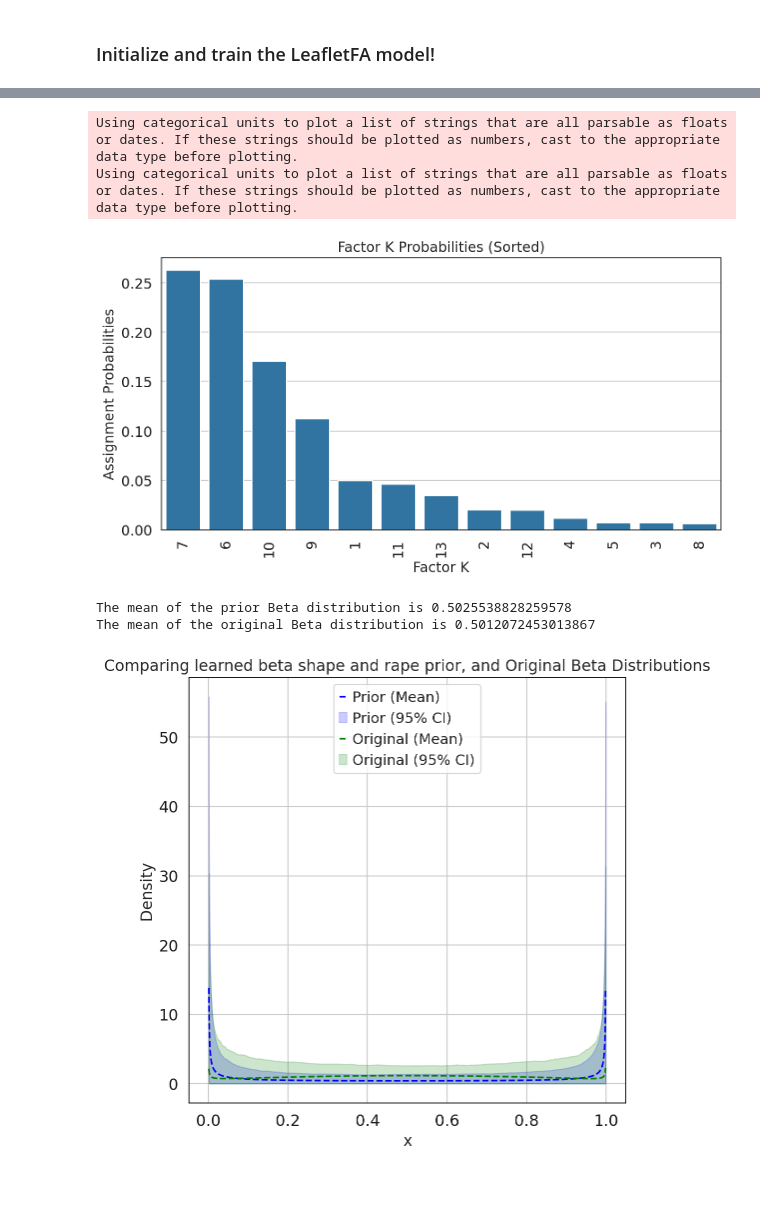
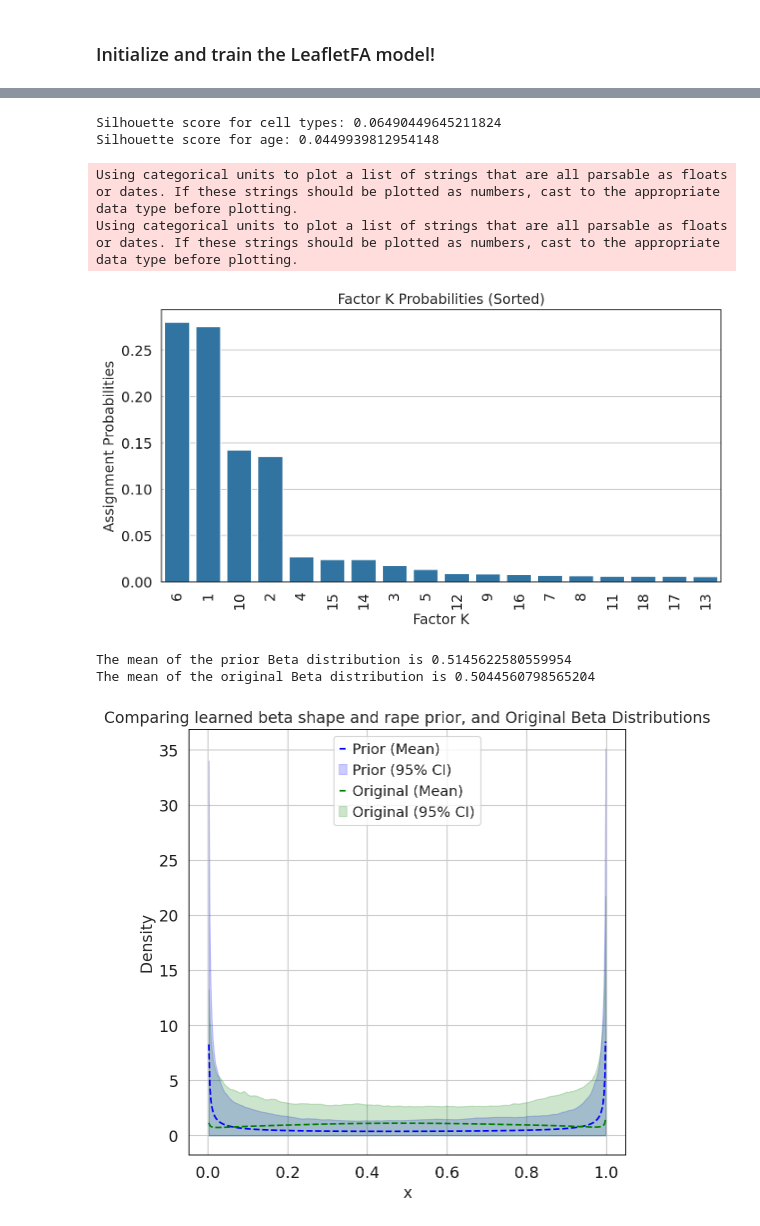
Before and after one commit to daklab/LeafletFA, a Jupyter notebook: notebooks/LeafletFA_tutorial/LeafletFA_test.ipynb, the cells around one changed output, grey strips where cells are left out. Saved outputs shown, nothing was run; the diff lists cells and outputs as text; code cells hidden in the pictures; blank space fills up the shorter version.

```diff
--- a/notebooks/LeafletFA_tutorial/LeafletFA_test.ipynb
+++ b/notebooks/LeafletFA_tutorial/LeafletFA_test.ipynb
@@ -99,18 +101,28 @@ input_conc = None #torch.tensor(np.inf) # can also set as torch.tensor(np.inf) f
 junc_specific_prior = False # set to True if you want to use a junc-specific prior (a set of a,b shape params for each junction) or False to learn one set of a,b shape params for all junctions
 K = 30
 waypoints_use = True # make sure waypoint for PSI and PHI for specified K are included in the anndata object
-num_inits = 2
+num_inits = 1
+num_epochs = 200
 cell_type_column = "cell_type_grouped"
 linear_regression_columns = ["age_group"]
+lr = 0.5
+print_epochs = 10
 # %%
 # Let's initialize the LeafletFA class
 leaflet_model = LeafletFA.LeafletFA(adata=adata, K=K, junc_specific_prior = junc_specific_prior, waypoints_use=waypoints_use,
-                           input_conc_prior = input_conc, num_epochs=100, print_epochs=30,
-                           ELBO_num_particles=5,
-                           lr=0.5, gamma=0.05, num_samples=500)
+                           input_conc_prior = input_conc, num_epochs=num_epochs, print_epochs=print_epochs,
+                           ELBO_num_particles=10,
+                           lr=lr, gamma=0.05, num_samples=500)
 
 # Convert AnnData into PyTorch tensors for model training
 leaflet_model.from_anndata()
+
+# Train the model
+leaflet_model.train(num_initializations=num_inits)
+
+# Get the best initialization and extract all the latent variables at this initialization
+# If you want the latent variables from a different initialization, you can pass the index of that initialization to the get_all_variables() function
+leaflet_model.get_all_variables()
 # %% [output]
 Taking in the AnnData object with 19942 cells and 76811 junctions.
 Processing AnnData on cuda
@@ -184,3 +171,12 @@ Upating K to 13 in the LeafletFA object.
+# %%
+cell_tye_silhouette = ds.calculate_silhouette_score(leaflet_model.assign_post, adata.obs.cell_type_grouped.values)
+age_silhouette = ds.calculate_silhouette_score(leaflet_model.assign_post, adata.obs.age.values)
+
+print(f"Silhouette score for cell types: {cell_tye_silhouette}")
+print(f"Silhouette score for age: {age_silhouette}")
+# %% [output]
+Silhouette score for cell types: 0.06490449645211824
+Silhouette score for age: 0.0449939812954148
 # %%
 pi_df = pd.DataFrame(leaflet_model.pi, columns=["factor_assignment_probabilities"])
 pi_df["factor_K"] = pi_df.index+1
@@ -199,10 +195,10 @@ plt.show()
 # %% [output]
 Using categorical units to plot a list of strings that are all parsable as floats or dates. If these strings should be plotted as numbers, cast to the appropriate data type before plotting.
 Using categorical units to plot a list of strings that are all parsable as floats or dates. If these strings should be plotted as numbers, cast to the appropriate data type before plotting.
-[figure, old version]
+[figure, new version]
 # %%
 # Number of samples to capture variability
-num_samples = 1000
+num_samples = 500
 
 # Sample multiple shape parameters for prior and original distributions which was ~ Gamma(2,2)
 a_prior_samples = np.random.gamma(leaflet_model.a_shape, leaflet_model.a_rate, size=num_samples)
@@ -218,36 +214,36 @@ x = np.linspace(0, 1, num_samples)
 prior_pdfs = np.array([stats.beta.pdf(x, a, b) for a, b in zip(a_prior_samples, b_prior_samples)])
 orig_pdfs = np.array([stats.beta.pdf(x, a, b) for a, b in zip(a_orig_samples, b_orig_samples)])
 
 # Compute the mean and 95% confidence intervals for each x
 prior_mean = np.mean(prior_pdfs, axis=0)
 prior_lower = np.percentile(prior_pdfs, 2.5, axis=0)
 prior_upper = np.percentile(prior_pdfs, 97.5, axis=0)
 
 orig_mean = np.mean(orig_pdfs, axis=0)
 orig_lower = np.percentile(orig_pdfs, 2.5, axis=0)
 orig_upper = np.percentile(orig_pdfs, 97.5, axis=0)
 
 print(f"The mean of the prior Beta distribution is {np.mean(a_prior_samples/(a_prior_samples+b_prior_samples))}")
 print(f"The mean of the original Beta distribution is {np.mean(a_orig_samples/(a_orig_samples+b_orig_samples))}")
 
 # Plot mean prior Beta distribution with confidence interval shading
 plt.plot(x, prior_mean, label="Prior (Mean)", color='blue', linestyle='dashed')
 plt.fill_between(x, prior_lower, prior_upper, color='blue', alpha=0.2, label="Prior (95% CI)")
 
 # Plot mean original Beta distribution with confidence interval shading
 plt.plot(x, orig_mean, label="Original (Mean)", color='green', linestyle='dashed')
 plt.fill_between(x, orig_lower, orig_upper, color='green', alpha=0.2, label="Original (95% CI)")
 
 # Labels and legend
 plt.xlabel("x")
 plt.ylabel("Density")
 plt.legend()
 plt.title("Comparing learned beta shape and rape prior, and Original Beta Distributions")
 plt.show()
 # %% [output]
-The mean of the prior Beta distribution is 0.5025538828259578
-The mean of the original Beta distribution is 0.5012072453013867
+The mean of the prior Beta distribution is 0.5145622580559954
+The mean of the original Beta distribution is 0.5044560798565204
-[figure, old version]
+[figure, new version]
 # %%
 if junc_specific_prior:
 
```
Also changed, not shown: parts of 56 cells of this notebook, 8 other files.
